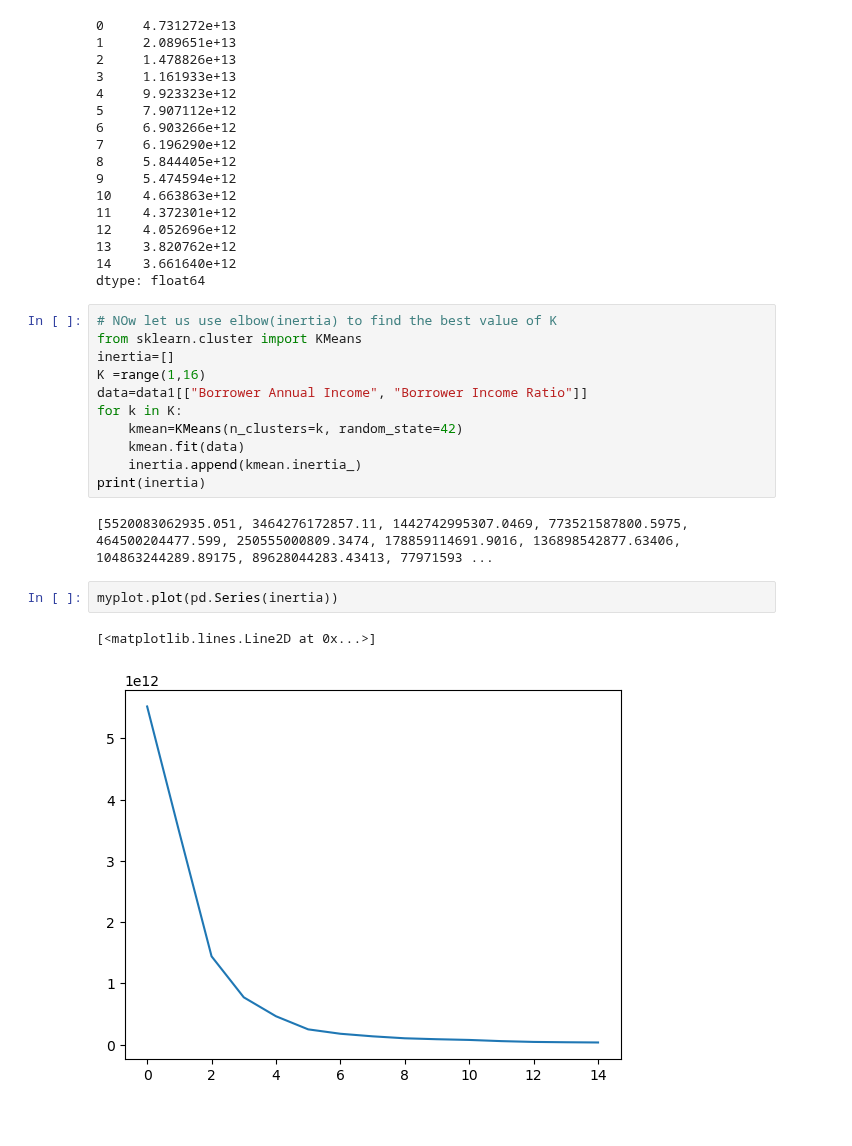
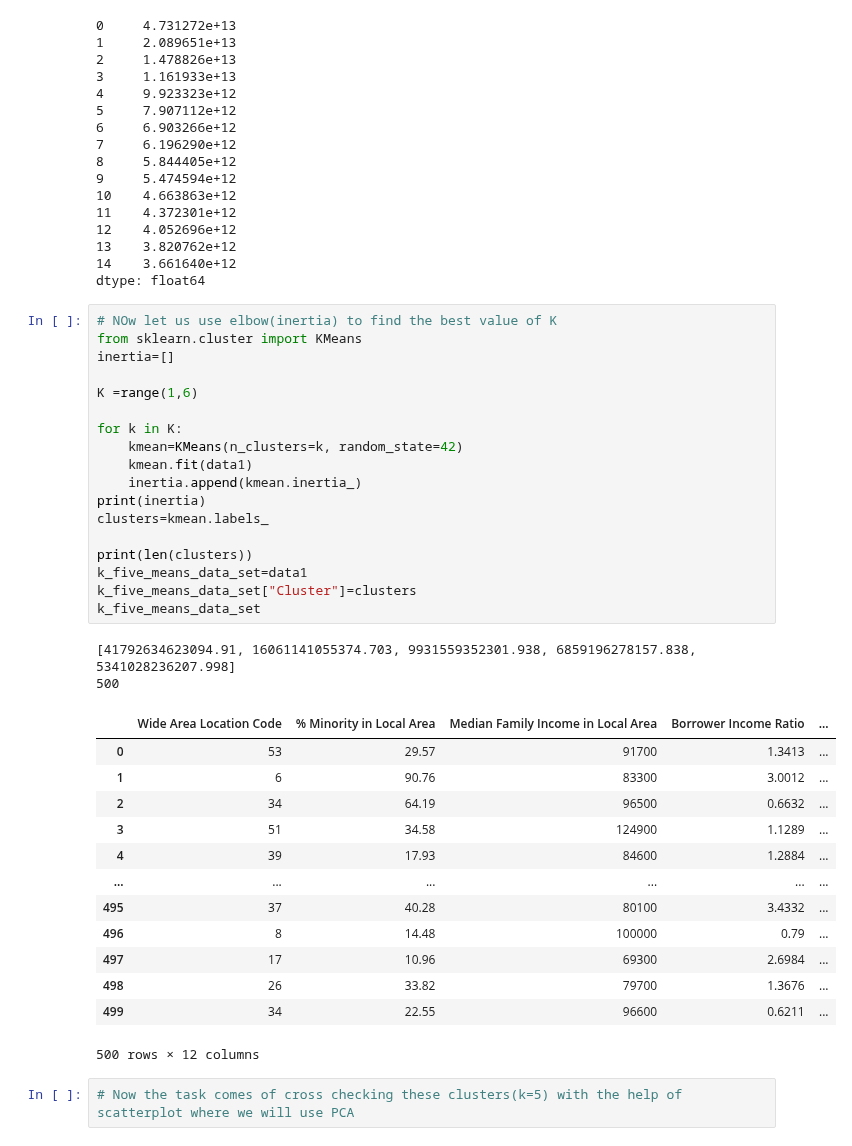
Before and after one commit to KunalNeon/CommBank, a Jupyter notebook: dataSet.ipynb, the cells around one changed output. Saved outputs shown, nothing was run; the diff lists cells and outputs as text.

```diff
--- a/dataSet.ipynb
+++ b/dataSet.ipynb
@@ -987,18 +987,36 @@ dtype: float64
 # %%
 # NOw let us use elbow(inertia) to find the best value of K
 from sklearn.cluster import KMeans
 inertia=[]
-K =range(1,16)
-data=data1[["Borrower Annual Income", "Borrower Income Ratio"]]
+
+K =range(1,6)
+
 for k in K:
     kmean=KMeans(n_clusters=k, random_state=42)
-    kmean.fit(data)
+    kmean.fit(data1)
     inertia.append(kmean.inertia_)
 print(inertia)
+clusters=kmean.labels_
+
+print(len(clusters))
+k_five_means_data_set=data1
+k_five_means_data_set["Cluster"]=clusters
+k_five_means_data_set
 # %% [output]
-[5520083062935.051, 3464276172857.11, 1442742995307.0469, 773521587800.5975, 464500204477.599, 250555000809.3474, 178859114691.9016, 136898542877.63406, 104863244289.89175, 89628044283.43413, 77971593 ...
+[41792634623094.91, 16061141055374.703, 9931559352301.938, 6859196278157.838, 5341028236207.998]
+500
+|  | Wide Area Location Code | % Minority in Local Area | Median Family Income in Local Area | Borrower Income Ratio | ... |
+| 0 | 53 | 29.57 | 91700 | 1.3413 | ... |
+| 1 | 6 | 90.76 | 83300 | 3.0012 | ... |
+| 2 | 34 | 64.19 | 96500 | 0.6632 | ... |
+| 3 | 51 | 34.58 | 124900 | 1.1289 | ... |
+| 4 | 39 | 17.93 | 84600 | 1.2884 | ... |
+| ... | ... | ... | ... | ... | ... |
+| 495 | 37 | 40.28 | 80100 | 3.4332 | ... |
+| 496 | 8 | 14.48 | 100000 | 0.79 | ... |
+| 497 | 17 | 10.96 | 69300 | 2.6984 | ... |
+| 498 | 26 | 33.82 | 79700 | 1.3676 | ... |
+| 499 | 34 | 22.55 | 96600 | 0.6211 | ... |
+500 rows × 12 columns
 # %%
-myplot.plot(pd.Series(inertia))
+# Now the task comes of cross checking these clusters(k=5) with the help of scatterplot where we will use PCA
-# %% [output]
-[<matplotlib.lines.Line2D at 0x...>]
-[figure, removed]
```
